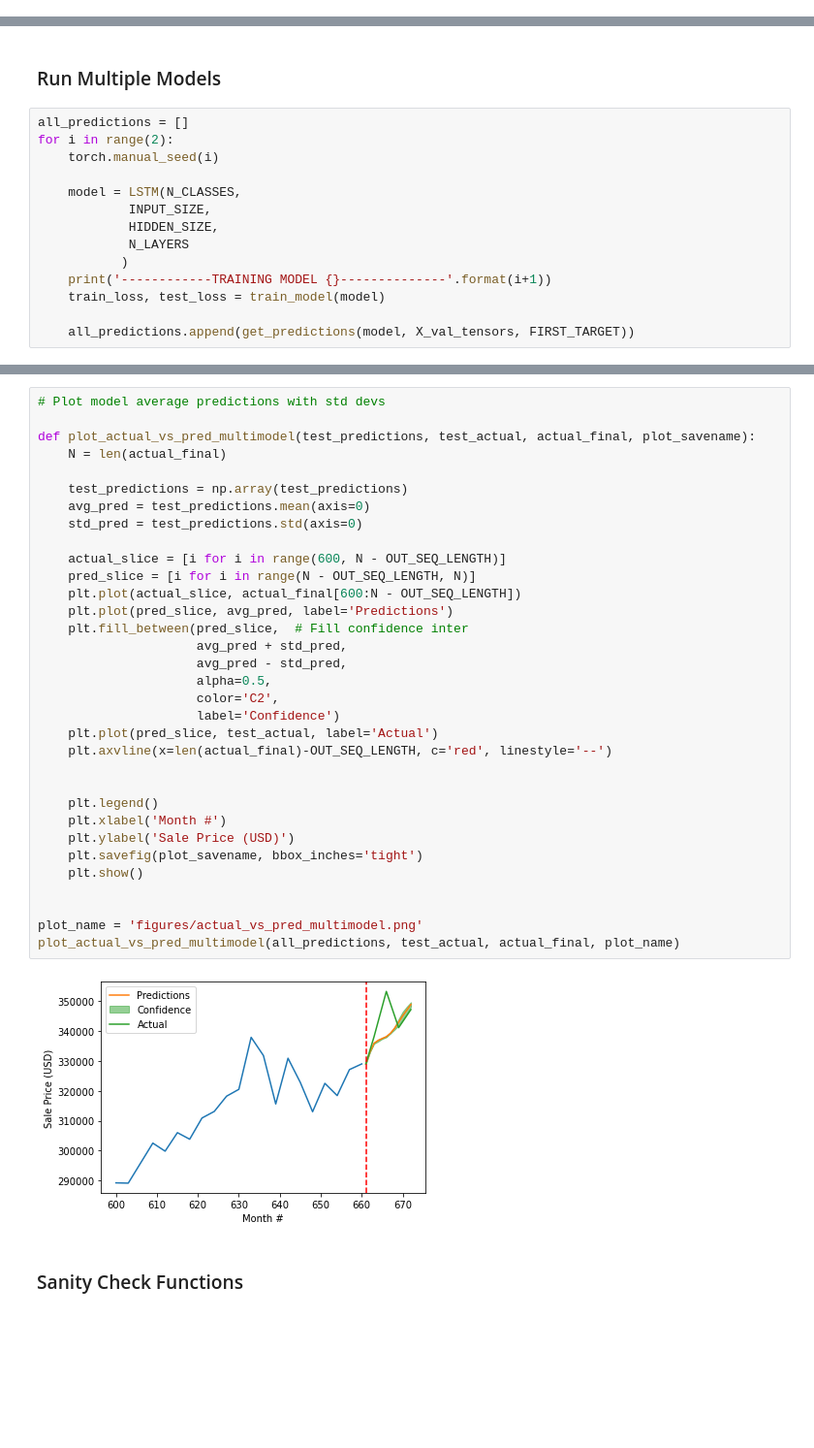
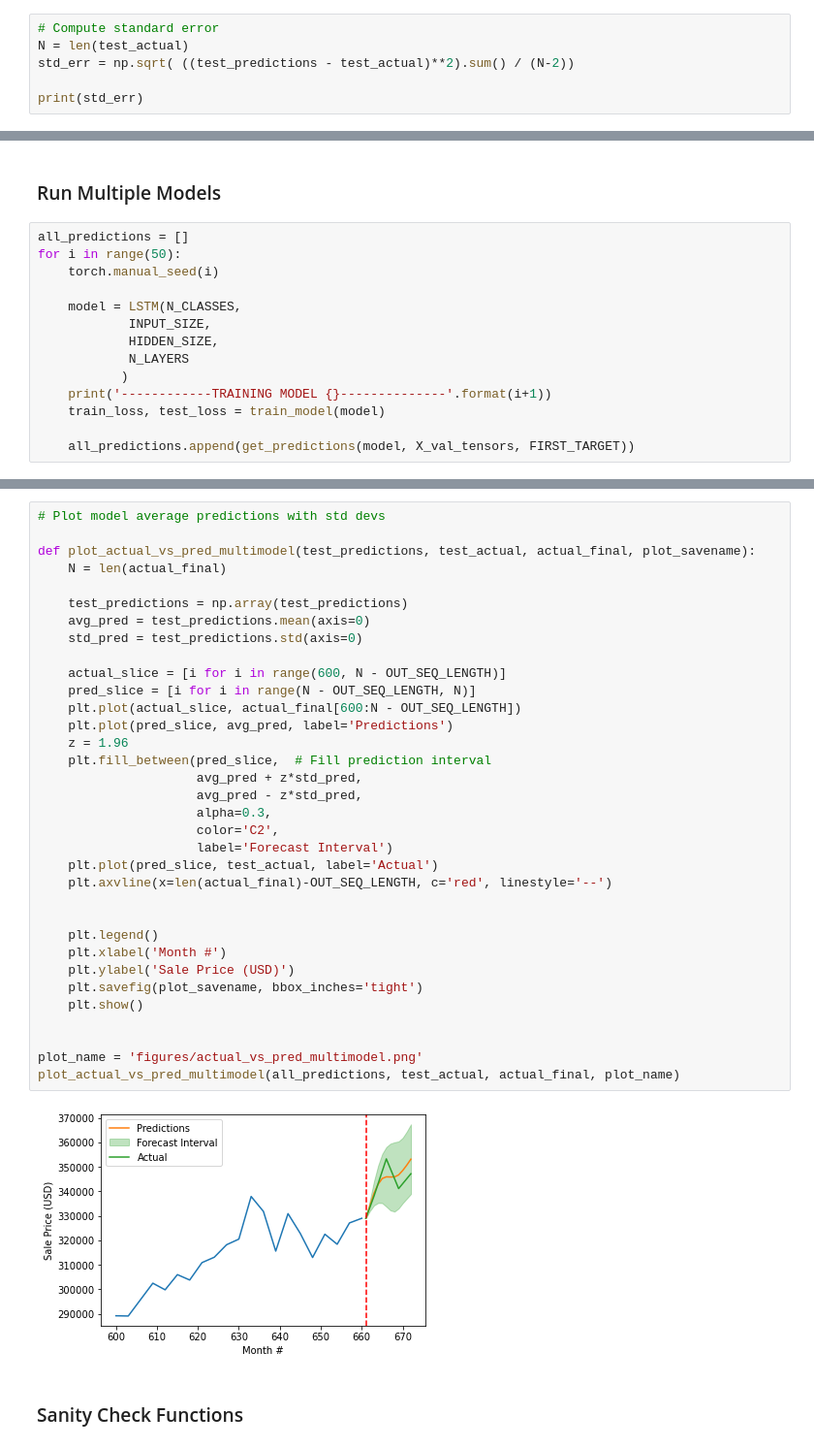
Before and after one commit to hsdistefa/mas-thesis, a Jupyter notebook: Model2.ipynb, the cells around one changed output, grey strips where cells are left out. Shown at 97% size. Drawn from its saved outputs; the diff is of its cells as text; blank space fills up the shorter version.

Commit message:
Added standard error calculation and 50 lstm model avg results

```diff
--- a/Model2.ipynb
+++ b/Model2.ipynb
@@ -425,3 +425,9 @@ plot_name = 'figures/scale_actual_vs_pred.png'
 plot_actual_vs_pred(test_predictions, test_actual, actual_final, plot_name)
 # %% [output]
 [figure]
+# %%
+# Compute standard error
+N = len(test_actual)
+std_err = np.sqrt( ((test_predictions - test_actual)**2).sum() / (N-2))
+
+print(std_err)
@@ -429,7 +437,7 @@ plot_actual_vs_pred(test_predictions, test_actual, actual_final, plot_name)
 ### Run Multiple Models
 # %%
 all_predictions = []
-for i in range(2):
+for i in range(50):
     torch.manual_seed(i)
 
     model = LSTM(N_CLASSES,
@@ -481,38 +494,39 @@ print(np_pred.std(axis=0))
 # %%
 # Plot model average predictions with std devs
 
 def plot_actual_vs_pred_multimodel(test_predictions, test_actual, actual_final, plot_savename):
     N = len(actual_final)
 
     test_predictions = np.array(test_predictions)
     avg_pred = test_predictions.mean(axis=0)
     std_pred = test_predictions.std(axis=0)
 
     actual_slice = [i for i in range(600, N - OUT_SEQ_LENGTH)]
     pred_slice = [i for i in range(N - OUT_SEQ_LENGTH, N)]
     plt.plot(actual_slice, actual_final[600:N - OUT_SEQ_LENGTH])
     plt.plot(pred_slice, avg_pred, label='Predictions')
-    plt.fill_between(pred_slice,  # Fill confidence inter
-                     avg_pred + std_pred,
-                     avg_pred - std_pred,
-                     alpha=0.5,
+    z = 1.96
+    plt.fill_between(pred_slice,  # Fill prediction interval
+                     avg_pred + z*std_pred,
+                     avg_pred - z*std_pred,
+                     alpha=0.3,
                      color='C2',
-                     label='Confidence')
+                     label='Forecast Interval')
     plt.plot(pred_slice, test_actual, label='Actual')
     plt.axvline(x=len(actual_final)-OUT_SEQ_LENGTH, c='red', linestyle='--')
 
 
     plt.legend()
     plt.xlabel('Month #')
     plt.ylabel('Sale Price (USD)')
     plt.savefig(plot_savename, bbox_inches='tight')
     plt.show()
 
 
 plot_name = 'figures/actual_vs_pred_multimodel.png'
 plot_actual_vs_pred_multimodel(all_predictions, test_actual, actual_final, plot_name)
 # %% [output]
-[figure, old version]
+[figure, new version]
 # %% [markdown]
 ### Sanity Check Functions
 # %%
```
Also changed, not shown: parts of 3 cells of this notebook, 1 other file.
